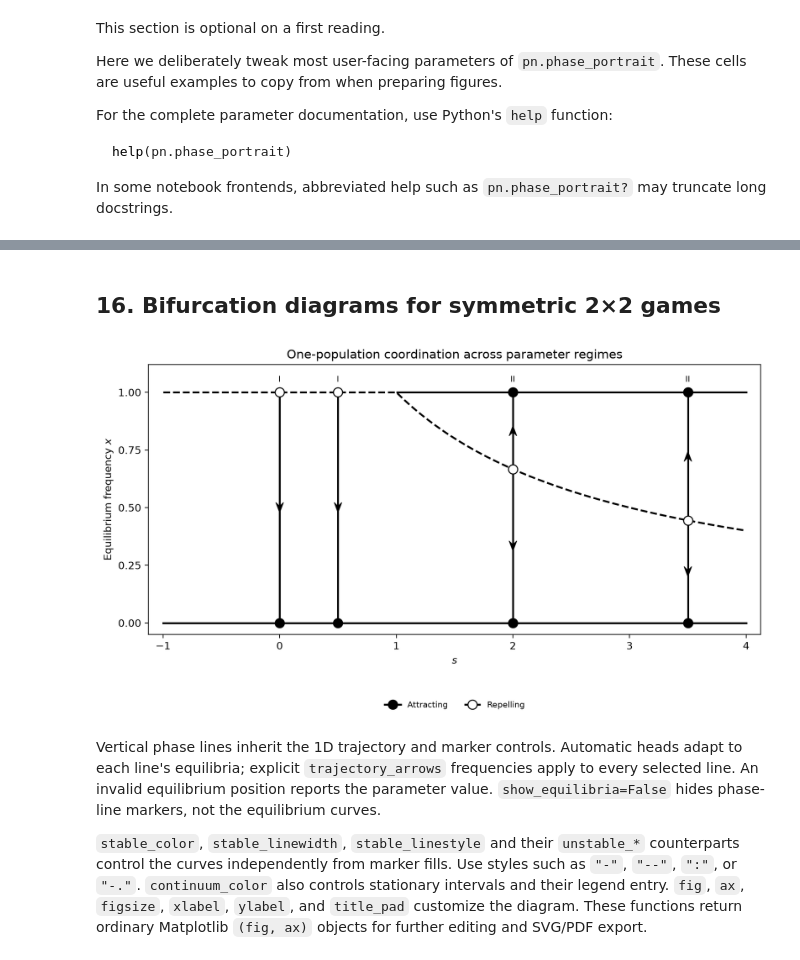
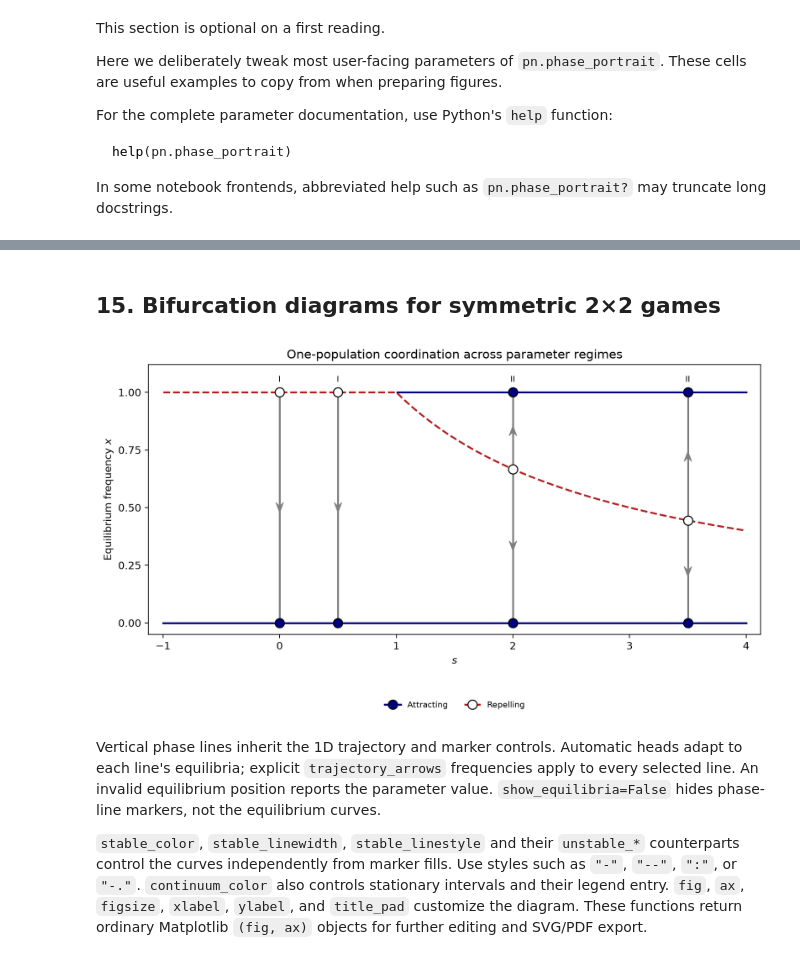
Before and after one commit to SlimaneD/pynamo, a Jupyter notebook: tutorial_colab.ipynb, the cells around one changed output, grey strips where cells are left out. Saved outputs shown, nothing was run; the diff lists cells and outputs as text; code cells hidden in the pictures.

Commit message:
Refine tutorials across supported game classes

```diff
--- a/tutorial_colab.ipynb
+++ b/tutorial_colab.ipynb
@@ -851,27 +976,48 @@ plt.show()
 # %% [markdown]
-## 16. Bifurcation diagrams for symmetric 2×2 games
+## 15. Bifurcation diagrams for symmetric 2×2 games
 # %%
 def parameterized_payoffs(s):
     return [[s, 0], [1, 2]]
 
+
 fig, ax = pn.bifurcation_diagram(
-    parameterized_payoffs, parameter_range=(-1, 4),
+    payoffs=parameterized_payoffs,
+    parameter_range=(-1, 4),
     parameter_values=[1],
-    phase_line_values=[0, .5, 2, 3.5],
-    phase_line_labels=[r"$\mathrm{I}$", r"$\mathrm{I}$", r"$\mathrm{II}$", r"$\mathrm{II}$"],
-    figsize=(9, 5), xlabel=r"$s$", ylabel=r"Equilibrium frequency $x$",
-    trajectory_color="black", trajectory_linewidth=1.8,
-    arrow_size=.04, arrow_width=.015,
-    equilibrium_size=80, sink_color="black", source_color="white",
+    phase_line_values=[0, 0.5, 2, 3.5],
+    phase_line_labels=[
+        r"$\mathrm{I}$",
+        r"$\mathrm{I}$",
+        r"$\mathrm{II}$",
+        r"$\mathrm{II}$",
+    ],
+    figsize=(9, 5),
+    xlabel=r"$s$",
+    ylabel=r"Equilibrium frequency $x$",
+    trajectory_color="gray",
+    trajectory_linewidth=1.8,
+    arrow_size=0.04,
+    arrow_width=0.015,
+    equilibrium_size=80,
+    sink_color="navy",
+    source_color="white",
     equilibrium_edgecolor="black",
-    stable_color="black", stable_linewidth=1.8, stable_linestyle="-",
-    unstable_color="black", unstable_linewidth=1.8, unstable_linestyle="--",
+    stable_color="navy",
+    stable_linewidth=1.8,
+    stable_linestyle="-",
+    unstable_color="firebrick",
+    unstable_linewidth=1.8,
+    unstable_linestyle="--",
     continuum_color="tab:purple",
 )
-ax.set_title("One-population coordination across parameter regimes")
+
+ax.set_title(
+    label="One-population coordination across parameter regimes"
+)
+
 plt.show()
 # %% [output]
-[figure, old version]
+[figure, new version]
 # %% [markdown]
 Vertical phase lines inherit the 1D trajectory and marker controls. Automatic heads adapt to each line's equilibria; explicit `trajectory_arrows` frequencies apply to every selected line. An invalid equilibrium position reports the parameter value. `show_equilibria=False` hides phase-line markers, not the equilibrium curves.
 
```
Also changed, not shown: parts of 49 cells of this notebook, 3 other files.
